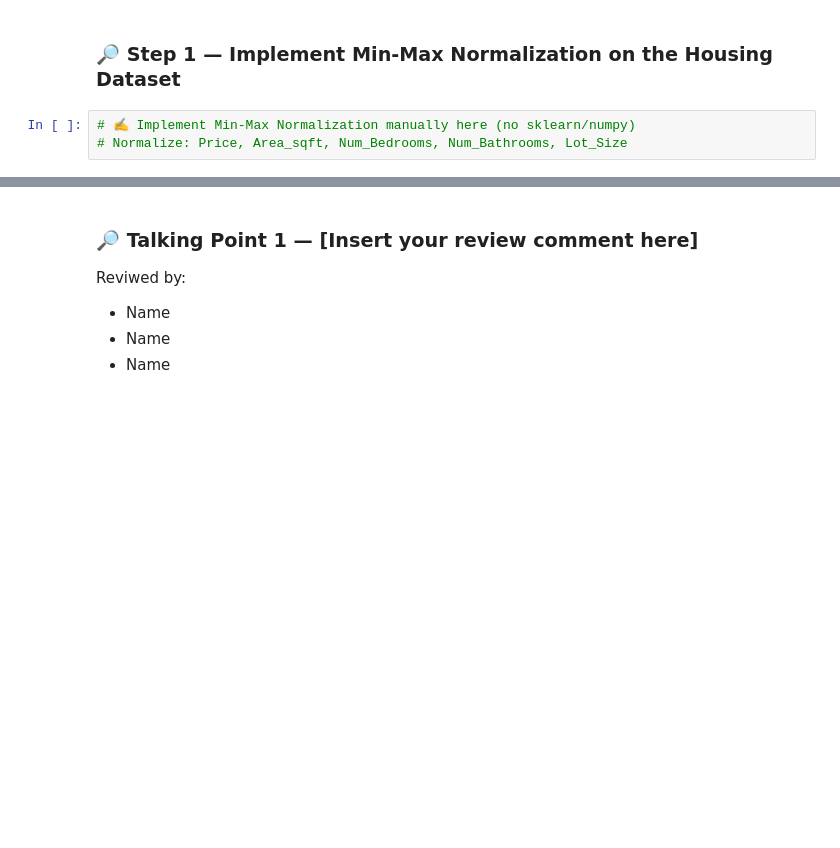
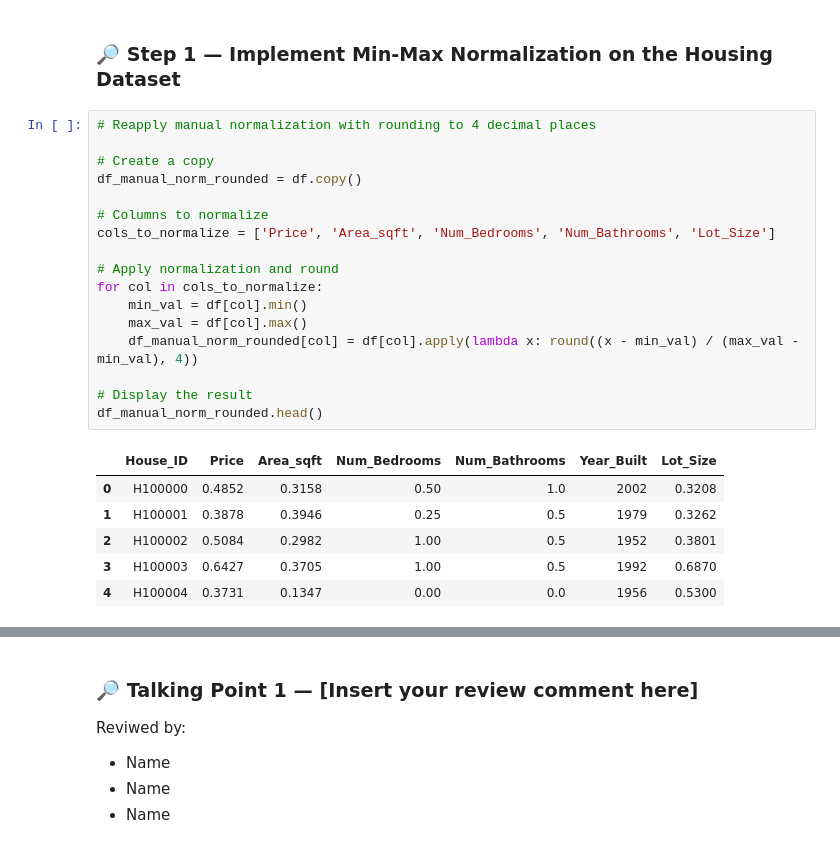
Before and after one commit to MandeepCon/MinMaxNormalization, a Jupyter notebook: MinMax_Normalization_Workshop.ipynb, the cells around one changed output, grey strips where cells are left out. Cells and saved outputs as stored; diff of their text form; blank space fills up the shorter version.

```diff
--- a/MinMax_Normalization_Workshop.ipynb
+++ b/MinMax_Normalization_Workshop.ipynb
@@ -243,5 +259,26 @@ plt.show()
 # %% [markdown]
 ### 🔎 Step 1 — Implement Min-Max Normalization on the Housing Dataset
-# %%
-# ✍️ Implement Min-Max Normalization manually here (no sklearn/numpy)
-# Normalize: Price, Area_sqft, Num_Bedrooms, Num_Bathrooms, Lot_Size
+# %%
+# Reapply manual normalization with rounding to 4 decimal places
+
+# Create a copy
+df_manual_norm_rounded = df.copy()
+
+# Columns to normalize
+cols_to_normalize = ['Price', 'Area_sqft', 'Num_Bedrooms', 'Num_Bathrooms', 'Lot_Size']
+
+# Apply normalization and round
+for col in cols_to_normalize:
+    min_val = df[col].min()
+    max_val = df[col].max()
+    df_manual_norm_rounded[col] = df[col].apply(lambda x: round((x - min_val) / (max_val - min_val), 4))
+
+# Display the result
+df_manual_norm_rounded.head()
+# %% [output]
+|  | House_ID | Price | Area_sqft | Num_Bedrooms | Num_Bathrooms | Year_Built | Lot_Size |
+| 0 | H100000 | 0.4852 | 0.3158 | 0.50 | 1.0 | 2002 | 0.3208 |
+| 1 | H100001 | 0.3878 | 0.3946 | 0.25 | 0.5 | 1979 | 0.3262 |
+| 2 | H100002 | 0.5084 | 0.2982 | 1.00 | 0.5 | 1952 | 0.3801 |
+| 3 | H100003 | 0.6427 | 0.3705 | 1.00 | 0.5 | 1992 | 0.6870 |
+| 4 | H100004 | 0.3731 | 0.1347 | 0.00 | 0.0 | 1956 | 0.5300 |
```
Also changed, not shown: parts of 4 cells of this notebook.
